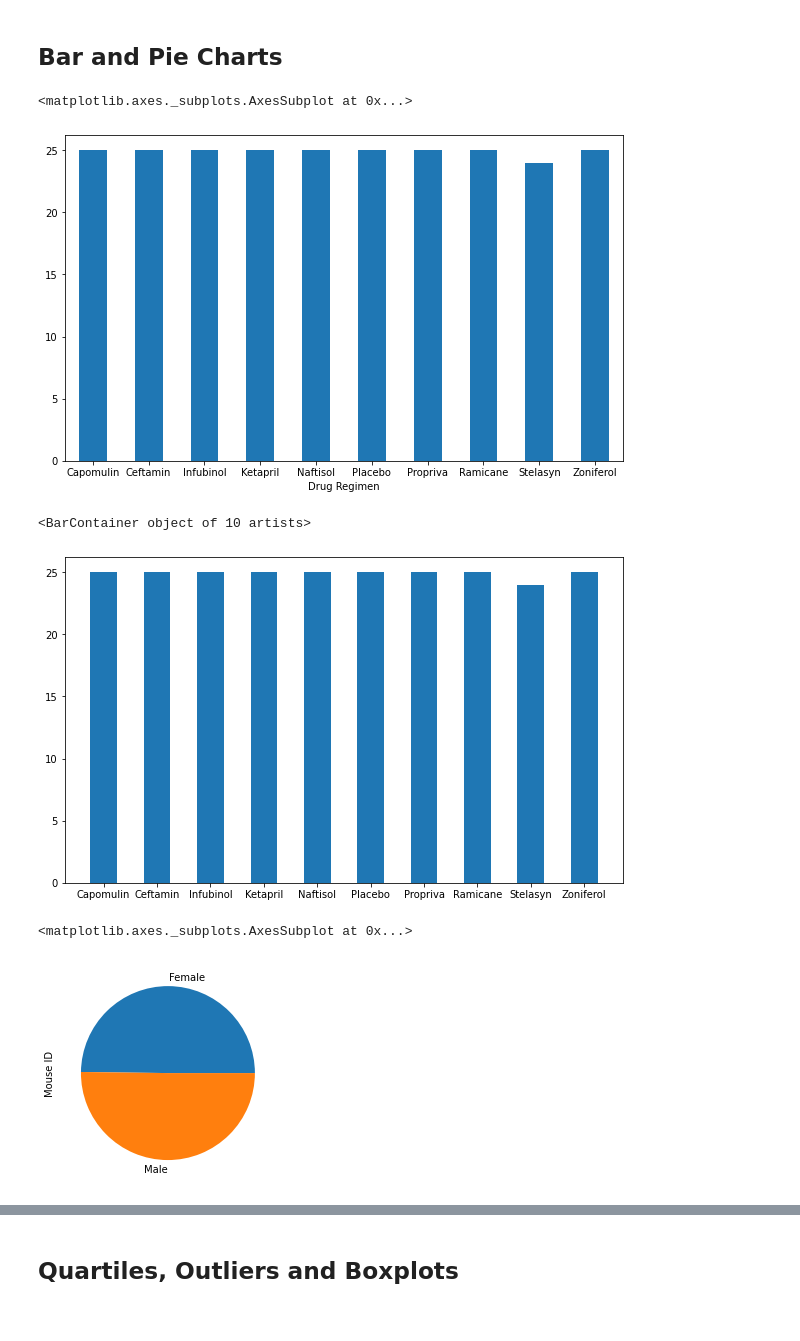
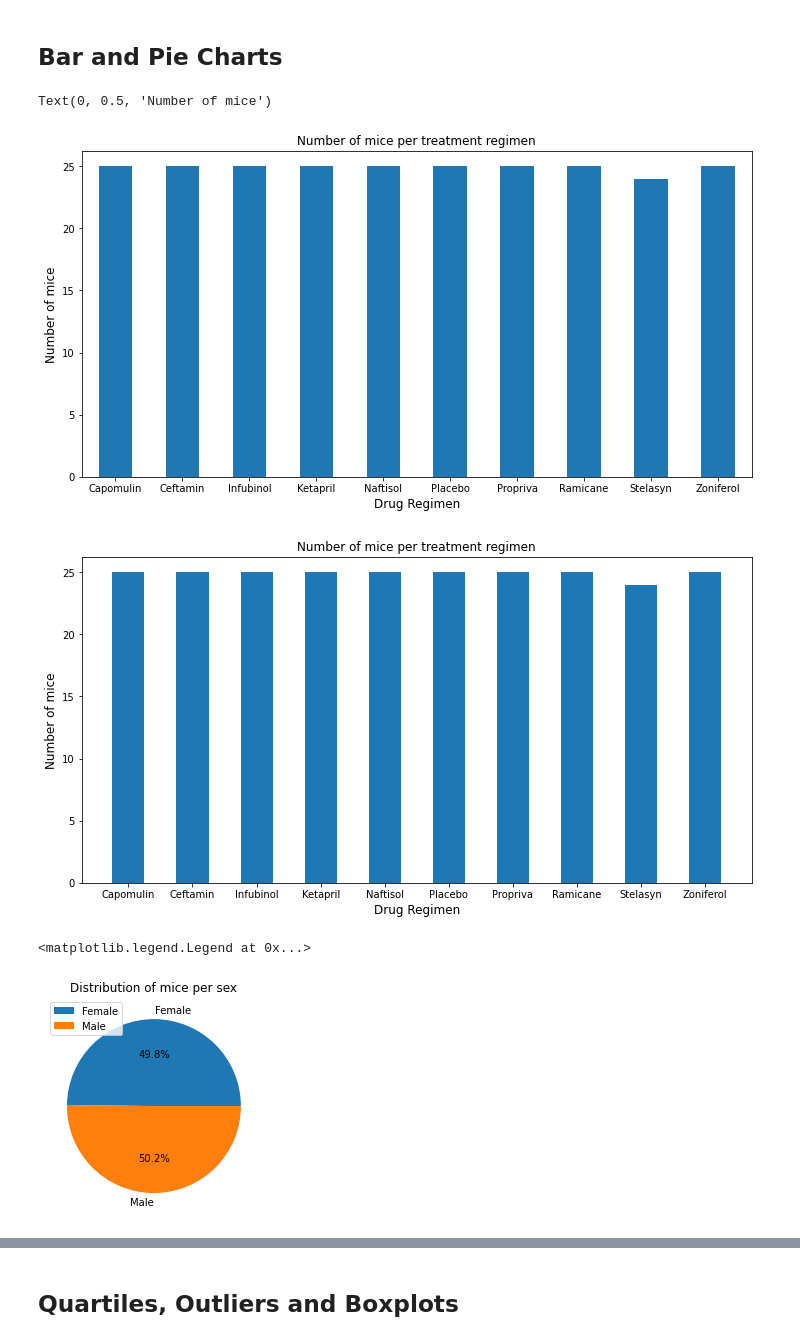
Before and after one commit to jMacProd/MatplotlibChallenge, a Jupyter notebook: Pymaceuticals/pymaceuticalsCOPY.ipynb, the cells around one changed output, grey strips where cells are left out. Cells and saved outputs as stored; diff of their text form; code cells hidden in the pictures.

Commit message:
backup Matplotlib

```diff
--- a/Pymaceuticals/pymaceuticalsCOPY.ipynb
+++ b/Pymaceuticals/pymaceuticalsCOPY.ipynb
@@ -93,7 +85,11 @@ mouseduplicatesfull
 # %%
 # Create a clean DataFrame by dropping the duplicate mouse by its ID.
     #------need to see if I can use index of duplicates dataframe to drop rows rather than list all the roles
-mouseclean= mousecombined_df.drop(mousecombined_df.index[[909,911,913,915,917]])
+#mouseclean= mousecombined_df.drop(mousecombined_df.index[[909,911,913,915,917]])
+import warnings
+warnings.simplefilter(action='ignore', category=FutureWarning)
+mouselclean = mousecombined_df.drop(mousecombined_df.index[[duplicateindex]])
+
 mouseclean
 # %% [output]
 |  | Mouse ID | Drug Regimen | Sex | Age_months | Weight (g) | Timepoint | Tumor Volume (mm3) | ... |
@@ -273,46 +154,50 @@ Regimen_Tumor_Volume_Summary
 # %%
 # Generate a bar plot showing the total number of mice for each treatment throughout the course of the study
     #using pandas.
 regimenmice = mouseregimengroup["Mouse ID"].nunique()
+#print(regimenmice)
 
-#Y axis = Regimen
+#Y axis = number of mice
 regimenY = regimenmice.values.tolist()
 #print(regimenY)
 
-#X azis = number of mice
+#X azis = regimen
 regimenX = regimenmice.index.tolist()
 #print(regimenX)
 
-#sample bar chart - plt.bar(x_axis, users, color='r', alpha=0.5, align="center")
-
-regimenmice.plot.bar(figsize=(10,6), width=.5, rot=0)
+regimenmice.plot.bar(figsize=(12,6), width=.5, rot=0, title='Number of mice per treatment regimen')
+plt.xlabel('Drug Regimen',fontdict={'fontsize':12})
+plt.ylabel("Number of mice", fontdict={'fontsize':12})
 # %% [output]
-<matplotlib.axes._subplots.AxesSubplot at 0x...>
+Text(0, 0.5, 'Number of mice')
-[figure, old version]
+[figure, new version]
 # %%
 # Generate a bar plot showing the total number of mice for each treatment throughout the course of the study
     #using pyplot.
 
-plt.figure(figsize=(10,6))
+plt.figure(figsize=(12,6))
 plt.bar(regimenX, regimenY, width=.5,)
-#plt.show()
+plt.title('Number of mice per treatment regimen')
+plt.xlabel('Drug Regimen',fontdict={'fontsize':12})
+plt.ylabel('Number of mice', fontdict={'fontsize':12})
+
+plt.show()
 # %% [output]
-<BarContainer object of 10 artists>
-[figure, old version]
+[figure, new version]
 # %%
 #Generate a pie plot using both Pandas plot
 mousesexgroup = mouseclean.groupby(["Sex"])
 mousesexcount = mousesexgroup["Mouse ID"].nunique()
-#print(mousesexcount)
-
+labels = ["Female", "Male"]
 #sexY = mousesexcount.values.tolist()
 #print(sexY)
 
 #x axis = number of mice
 #sexX = mousesexcount.index.tolist()
-#print(sexX)
 
-mousesexcount.plot.pie()
+mousesexcount.plot.pie(title='Distribution of mice per sex', autopct="%1.1f%%")
+plt.ylabel('')
+plt.legend(loc=2)
 # %% [output]
-<matplotlib.axes._subplots.AxesSubplot at 0x...>
+<matplotlib.legend.Legend at 0x...>
-[figure, old version]
+[figure, new version]
```
Also changed, not shown: parts of 14 cells of this notebook.
